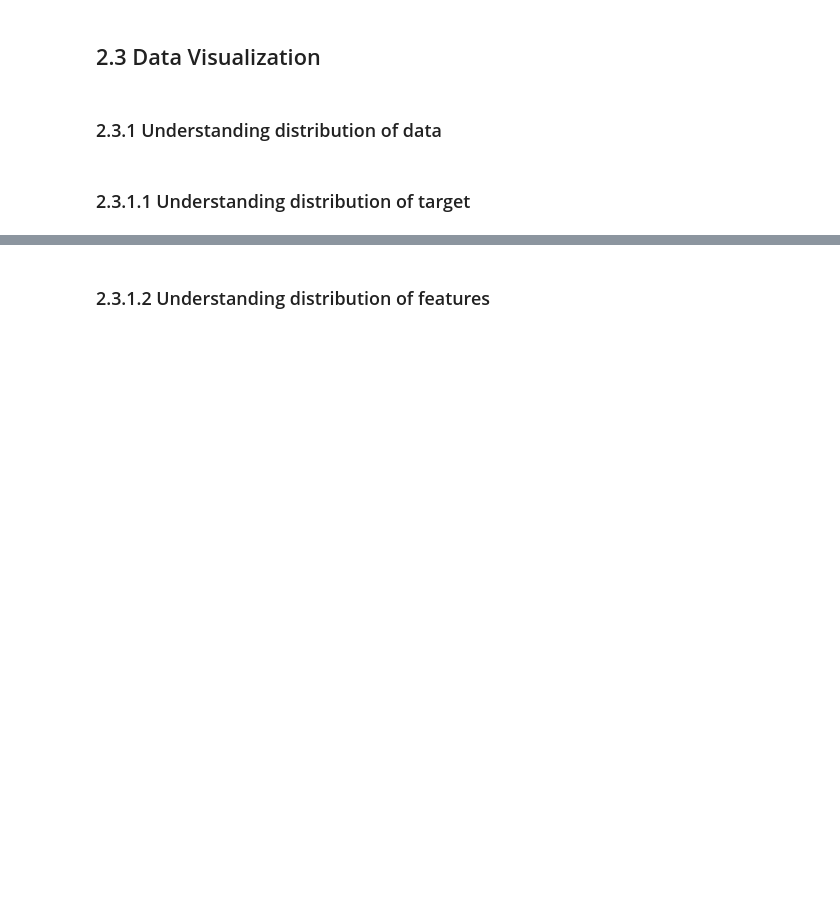
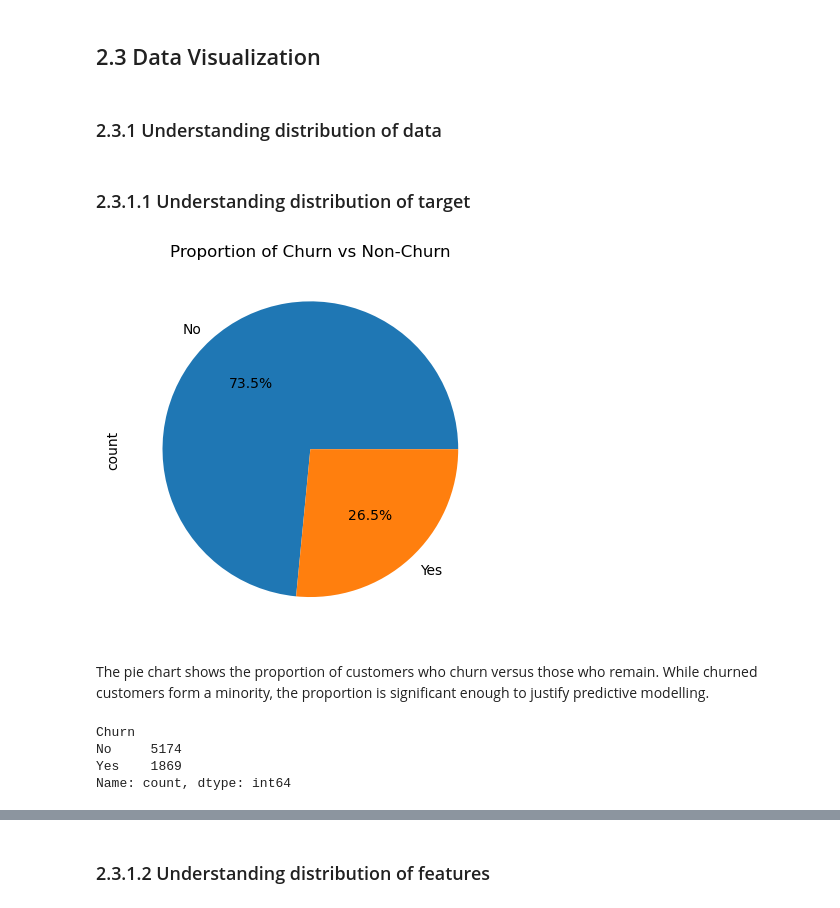
Before and after one commit to AWX-TP/mldp-project, a Jupyter notebook: MLDP Program Codes Submission Template.ipynb, the cells around one changed output, grey strips where cells are left out. Cells and saved outputs as stored; diff of their text form; code cells hidden in the pictures; blank space fills up the shorter version.

Commit message:
Exploratory data analysis and understanding relationships between variables.

```diff
--- a/MLDP Program Codes Submission Template.ipynb
+++ b/MLDP Program Codes Submission Template.ipynb
@@ -32,3 +43,6 @@ Goal: ?
 ## 2.1 Load dataset
 # %%
 ## Read *.csv file into pandas DataFrame
+FILE_PATH= "WA_Fn-UseC_-Telco-Customer-Churn.csv"
+df = pd.read_csv(FILE_PATH)
+df ## Display dataframe
@@ -48,3 +141,21 @@ Goal: ?
 ### 2.3.1.1 Understanding distribution of target
 # %%
 ## Understanding distribution of target
+col_y = "Churn"
+
+## Plot pie chart for target variable
+df[col_y].value_counts().plot(kind="pie", autopct="%1.1f%%")
+plt.title("Proportion of Churn vs Non-Churn")
+plt.show()
+# %% [output]
+[figure, added]
+# %% [markdown]
+The pie chart shows the proportion of customers who churn versus those who remain. While churned customers form a minority, the proportion is significant enough to justify predictive modelling.
+# %%
+## Tally counts for target variable
+df[col_y].value_counts()
+# %% [output]
+Churn
+No     5174
+Yes    1869
+Name: count, dtype: int64
```
Also changed, not shown: parts of 29 cells of this notebook.
